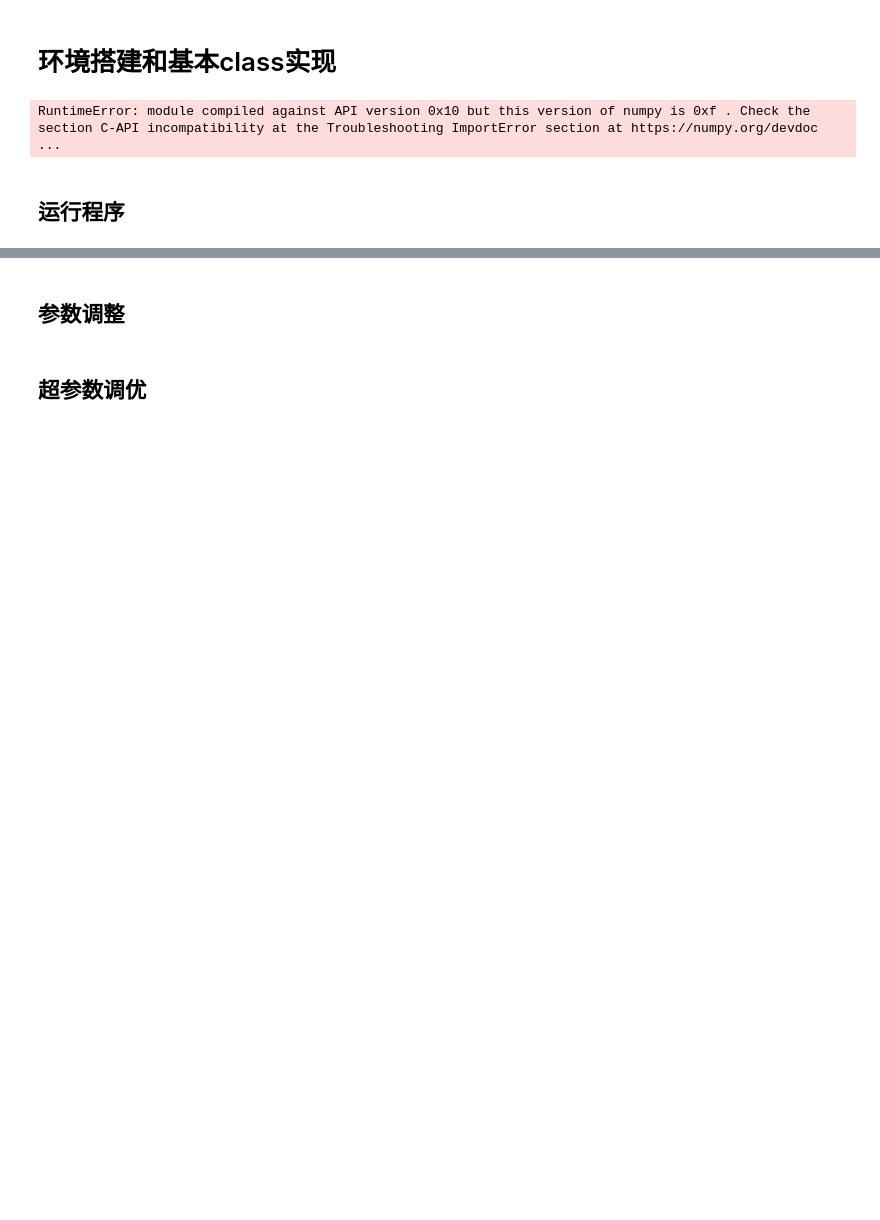
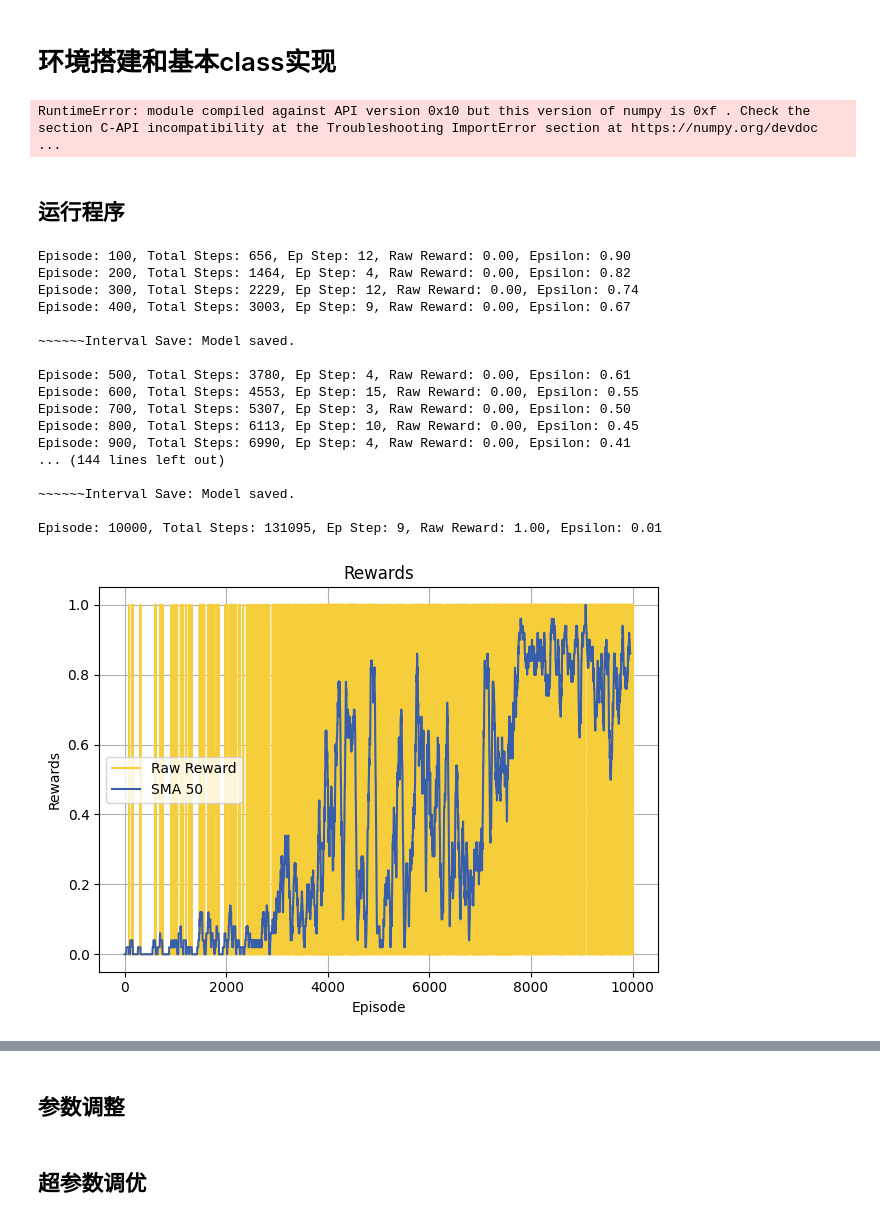
Before and after one commit to ShellyLeee/STA303-24F-Project, a Jupyter notebook: DDQN/code/frozenlake_DDQN.ipynb, the cells around one changed output, grey strips where cells are left out. Drawn from its saved outputs; the diff is of its cells as text; code cells hidden in the pictures; blank space fills up the shorter version.

```diff
--- a/DDQN/code/frozenlake_DDQN.ipynb
+++ b/DDQN/code/frozenlake_DDQN.ipynb
@@ -357,6 +356,7 @@ class Trainer:
 if __name__ == "__main__":
     method_name = "double_dqn"  # 修改方法名称为 double_dqn
     train_mode = True
+    train_episodes = 10000
     render = not train_mode
     map_size = 4  # Start with 4x4 map
     seed = 1
@@ -374,32 +374,56 @@ if __name__ == "__main__":
         "discount_factor": 0.93,
         "batch_size": 32,
         "update_frequency": 10,
-        "max_episodes": 10000 if train_mode else 10,
-        "train_episodes": 10000,
+        "max_episodes": train_episodes if train_mode else 10,
+        "train_episodes": train_episodes,
         "max_steps": 200,
         "render": render,
         "epsilon_max": 0.999 if train_mode else -1,
         "epsilon_min": 0.01,
         "epsilon_decay": 0.999,
         "memory_capacity": 4000 if train_mode else 0,
         "map_size": map_size,
         "render_fps": 6,
     }
 
     # Seed everything for reproducibility
     seed_everything(seed)
 
     # Create environment
     env = gym.make(
         'FrozenLake-v1',
         map_name=f"{config['map_size']}x{config['map_size']}",
         is_slippery=True,
         max_episode_steps=config['max_steps'],
         render_mode="human" if config['render'] else None
     )
     env.reset(seed=seed)
     env.action_space.seed(seed)
     env.metadata['render_fps'] = config['render_fps']
     # Create agent and trainer
     agent = DQNAgent(env, config)
     trainer = Trainer(env, agent, config)
+    # Train or test
+    if config['train_mode']:
+        trainer.train()
+    else:
+        trainer.test()
+# %% [output]
+Episode: 100, Total Steps: 656, Ep Step: 12, Raw Reward: 0.00, Epsilon: 0.90
+Episode: 200, Total Steps: 1464, Ep Step: 4, Raw Reward: 0.00, Epsilon: 0.82
+Episode: 300, Total Steps: 2229, Ep Step: 12, Raw Reward: 0.00, Epsilon: 0.74
+Episode: 400, Total Steps: 3003, Ep Step: 9, Raw Reward: 0.00, Epsilon: 0.67
+
+~~~~~~Interval Save: Model saved.
+
+Episode: 500, Total Steps: 3780, Ep Step: 4, Raw Reward: 0.00, Epsilon: 0.61
+Episode: 600, Total Steps: 4553, Ep Step: 15, Raw Reward: 0.00, Epsilon: 0.55
+Episode: 700, Total Steps: 5307, Ep Step: 3, Raw Reward: 0.00, Epsilon: 0.50
+Episode: 800, Total Steps: 6113, Ep Step: 10, Raw Reward: 0.00, Epsilon: 0.45
+Episode: 900, Total Steps: 6990, Ep Step: 4, Raw Reward: 0.00, Epsilon: 0.41
+... (144 lines left out)
+
+~~~~~~Interval Save: Model saved.
+
+Episode: 10000, Total Steps: 131095, Ep Step: 9, Raw Reward: 1.00, Epsilon: 0.01
+[figure, added]
```
Also changed, not shown: parts of 5 cells of this notebook, 2 other files.
